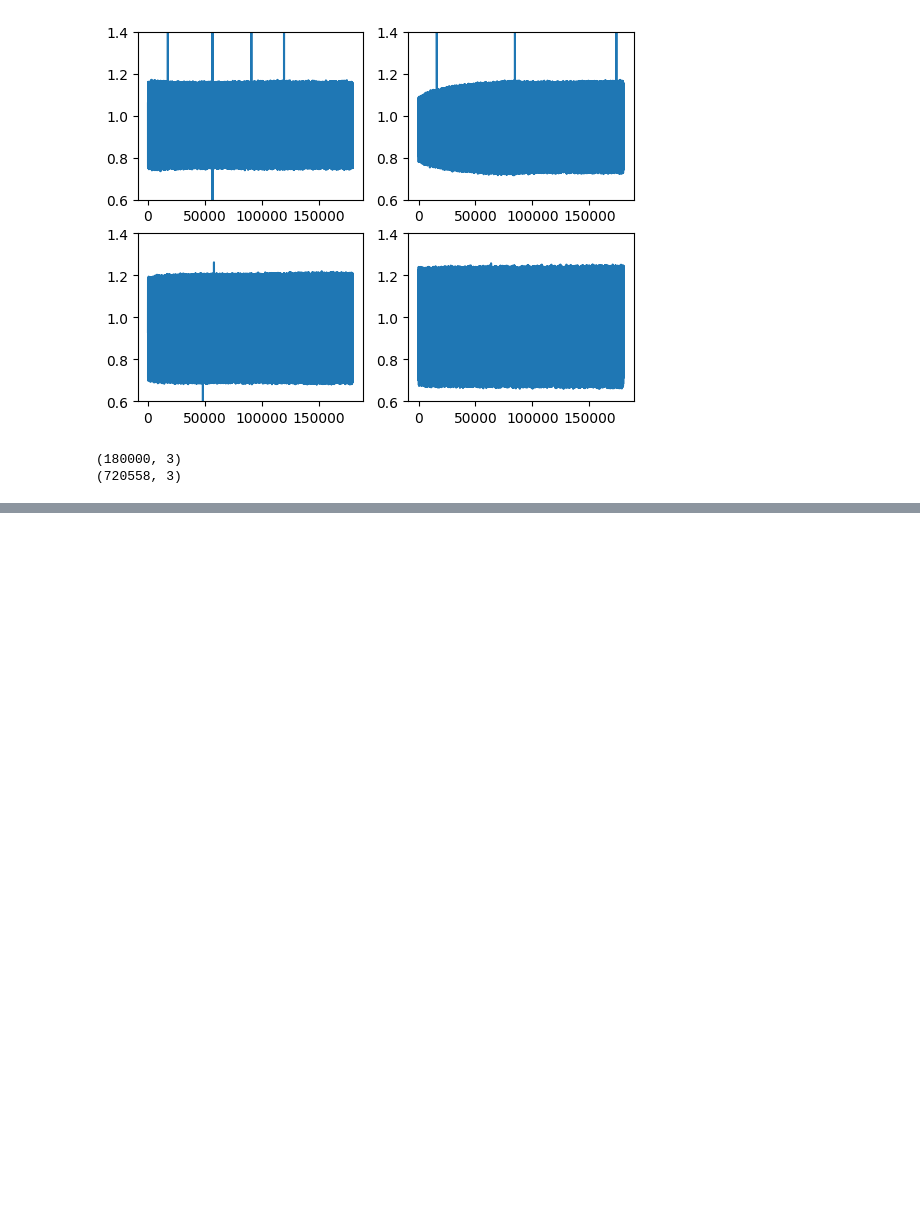
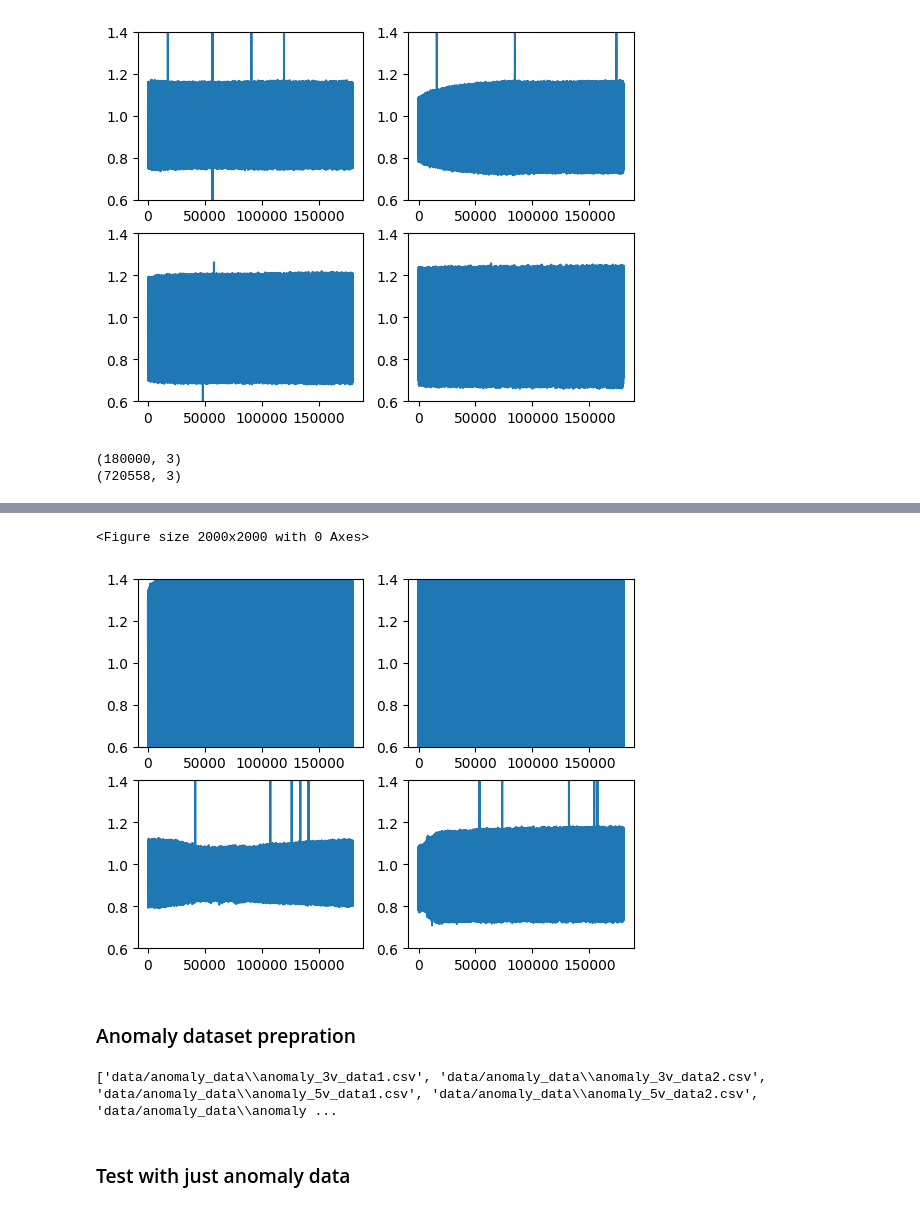
Before and after one commit to pnucse-capstone-2024/Capstone-2024-team-46, a Jupyter notebook: autoencoder.ipynb, the cells around one changed output, grey strips where cells are left out. Saved outputs shown, nothing was run; the diff lists cells and outputs as text; code cells hidden in the pictures; blank space fills up the shorter version.

Commit message:
feat : autoencoder model generate & test

```diff
--- a/autoencoder.ipynb
+++ b/autoencoder.ipynb
@@ -196,0 +303,24 @@ model.save("u_net_v5.h5")
+# %%
+
+anomaly_data1 = 'data/anomaly_data/anomaly_contact_9v_data1.csv'
+anomaly_data2 = 'data/anomaly_data/anomaly_contact_12v_data1.csv'
+anomaly_data3 = 'data/anomaly_data/anomaly_unbalanced_9v_data1.csv'
+anomaly_data4 = 'data/anomaly_data/anomaly_unbalanced_12v_data1.csv'
+multiple_plotting(anomaly_data1, anomaly_data2, anomaly_data3, anomaly_data4)
+# %% [output]
+<Figure size 2000x2000 with 0 Axes>
+[figure, added]
+# %% [markdown]
+### Anomaly dataset prepration
+# %%
+import os
+
+folder_path = 'data/anomaly_data'
+
+anomaly_data_path = [os.path.join(folder_path, file) for file in os.listdir(folder_path) if file.endswith('.csv')]
+
+print(anomaly_data_path)
+# %% [output]
+['data/anomaly_data\\anomaly_3v_data1.csv', 'data/anomaly_data\\anomaly_3v_data2.csv', 'data/anomaly_data\\anomaly_5v_data1.csv', 'data/anomaly_data\\anomaly_5v_data2.csv', 'data/anomaly_data\\anomaly ...
+# %% [markdown]
+### Test with just anomaly data
```
Also changed, not shown: parts of 18 cells of this notebook, 1 other file.
